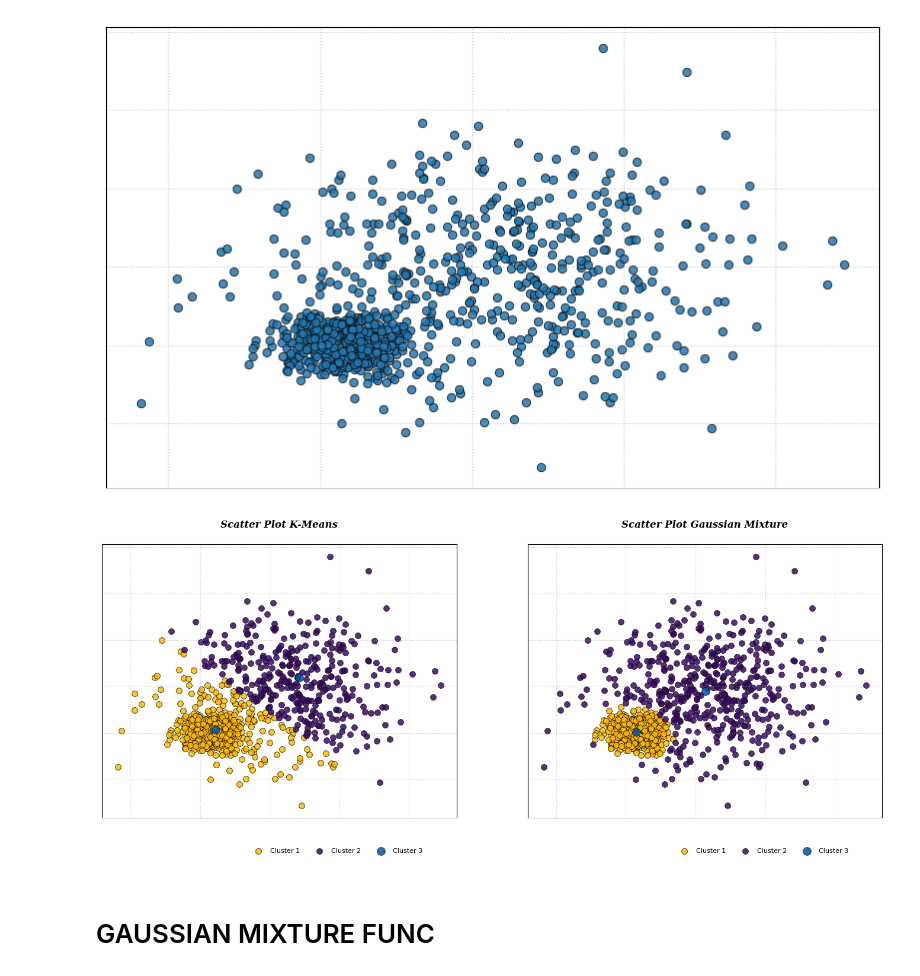
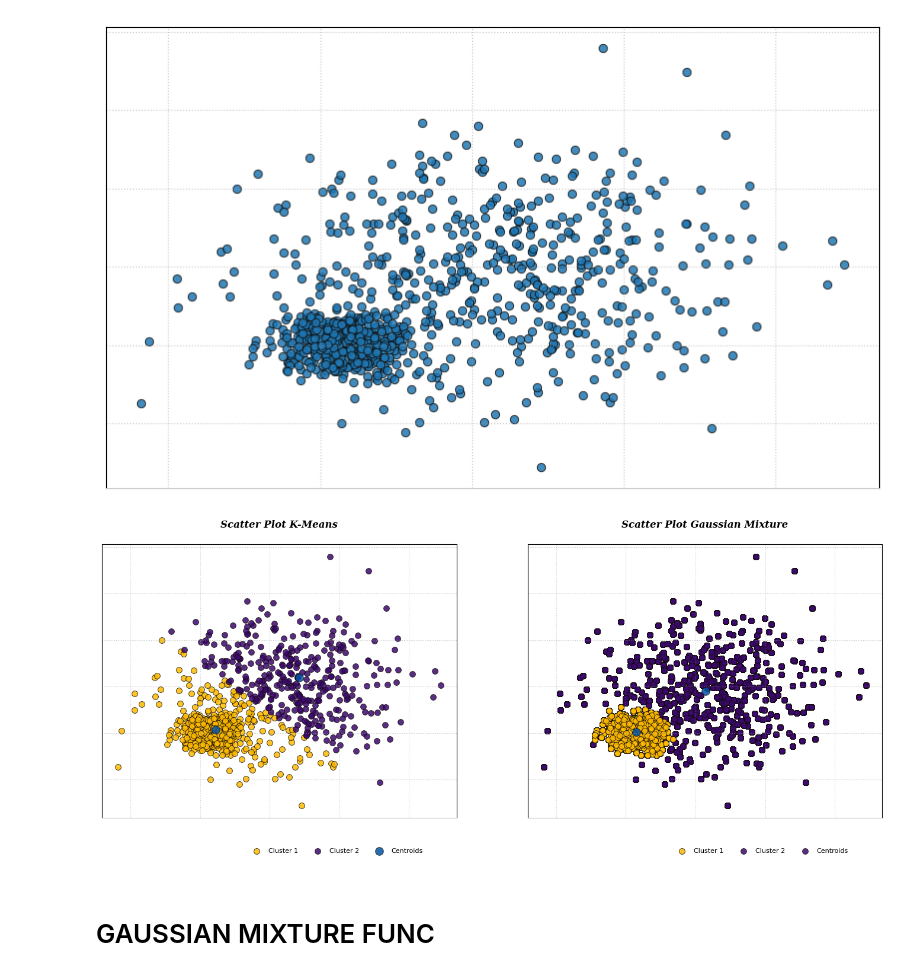
Before and after one commit to DandiMahendris/Gaussian-mixture-from-scratch, a Jupyter notebook: test.ipynb, the cells around one changed output. Saved outputs shown, nothing was run; the diff lists cells and outputs as text; code cells hidden in the pictures.

```diff
--- a/test.ipynb
+++ b/test.ipynb
@@ -30,8 +50,10 @@ from gaussian_mixture import GaussianMixture
 from sklearn.decomposition import PCA
 # %%
 gm = GaussianMixture(n_components=2, init_params='k-means++', random_state=42, n_init=10)
-# %%
-y_gmix = gm.fit_predict(X)
+# %%
+gm.fit(X)
+
+y_gmix = gm.predict(X)
 # %%
 from sklearn.cluster import KMeans
 
@@ -49,9 +76,9 @@ bic = []
 
 for i in range(2,11):
     gm = GaussianMixture(n_components=i, init_params='k-means++', random_state=42)
-    gm.fit(clean_df)
-    aic.append([i, gm.aic(clean_df)])
-    bic.append([i, gm.bic(clean_df)])
+    gm.fit(X)
+    aic.append([i, gm.aic(X)])
+    bic.append([i, gm.bic(X)])
 
 fig, ax = plt.subplots(figsize=(8, 4))
 
@@ -78,40 +116,38 @@ ax.spines['bottom'].set_color('#CAC9CD')
 # %% [output]
 [figure]
 # %%
-import matplotlib.pyplot as plt
-
 cluster_colors=['#FFBB00', '#3C096C', '#9D4EDD', '#FFE270']
-labels = ['Cluster 1', 'Cluster 2', 'Cluster 3', 'Centroids']
+labels = ['Cluster 1', 'Cluster 2', 'Centroids']
 title=dict(fontsize=12, fontweight='bold', style='italic', fontfamily='serif')
 text_style=dict(fontweight='bold', fontfamily='serif')
 scatter_style=dict(linewidth=0.65, edgecolor='#100C07', alpha=0.85)
 legend_style=dict(borderpad=2, frameon=False, fontsize=8)
 
 y_kmeans_ = list(set(y_kmeans))
 y_gmix_ = list(set(y_gmix))
 
 fig, (ax1,ax2) = plt.subplots(1, 2, figsize=(17, 6))
 for i in y_kmeans_:
     ax1.scatter(X[y_kmeans==i, 0], X[y_kmeans==i, 1], s=50, c=cluster_colors[i], **scatter_style)
 ax1.scatter(km.cluster_centers_ [:,0], km.cluster_centers_[:,1], s=95, c="#0353A4", label='centroids', **scatter_style)
 ax1.set_title('Scatter Plot K-Means\n', **title)
 ax1.legend(labels, bbox_to_anchor=(0.95, -0.05), ncol=5, **legend_style)
 ax1.grid(axis='both', alpha=0.5, color='#9B9A9C', linestyle='dotted')
 ax1.tick_params(left=False, right=False , labelleft=False , labelbottom=False, bottom=False)
 ax1.spines['bottom'].set_visible(True)
 ax1.spines['bottom'].set_color('#CAC9CD')
 
-for i in y_gmix_:
+for i in y_gmix:
     ax2.scatter(X[y_gmix==i, 0], X[y_gmix==i, 1], s=50, c=cluster_colors[i], **scatter_style)
 ax2.scatter(gm.means_[:,0], gm.means_[:,1], s=95, c="#0353A4", label='centroids', **scatter_style)
 ax2.set_title('Scatter Plot Gaussian Mixture\n', **title)
 ax2.legend(labels, bbox_to_anchor=(0.95, -0.05), ncol=5, **legend_style)
 ax2.grid(axis='both', alpha=0.5, color='#9B9A9C', linestyle='dotted')
 ax2.tick_params(left=False, right=False , labelleft=False , labelbottom=False, bottom=False)
 ax2.spines['bottom'].set_visible(True)
 ax2.spines['bottom'].set_color('#CAC9CD')
 # %% [output]
-[figure, old version]
+[figure, new version]
 # %% [markdown]
 # GAUSSIAN MIXTURE FUNC
 # %% [markdown]
```
Also changed, not shown: parts of 4 cells of this notebook.
